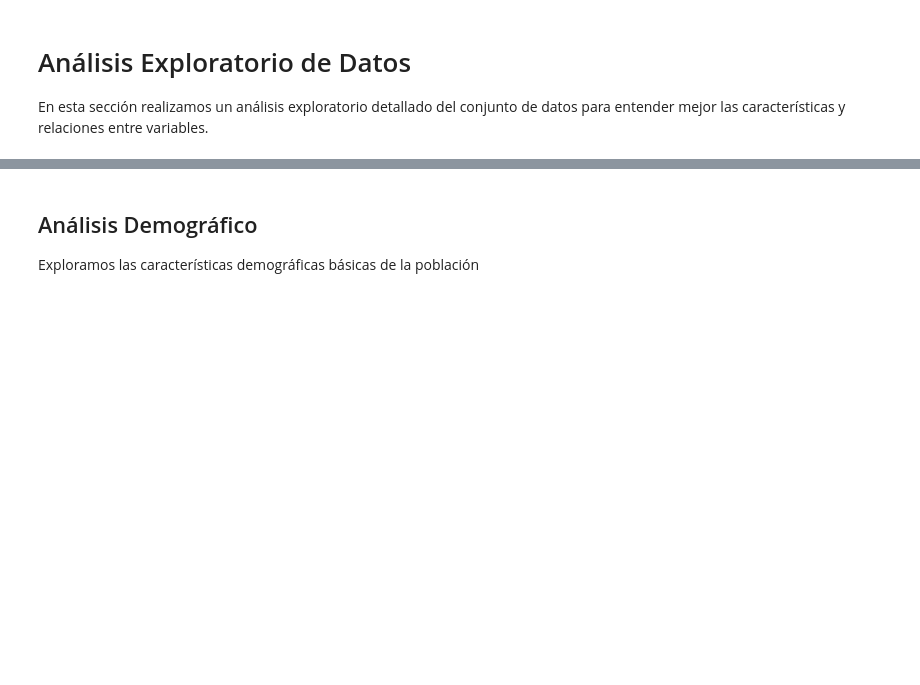
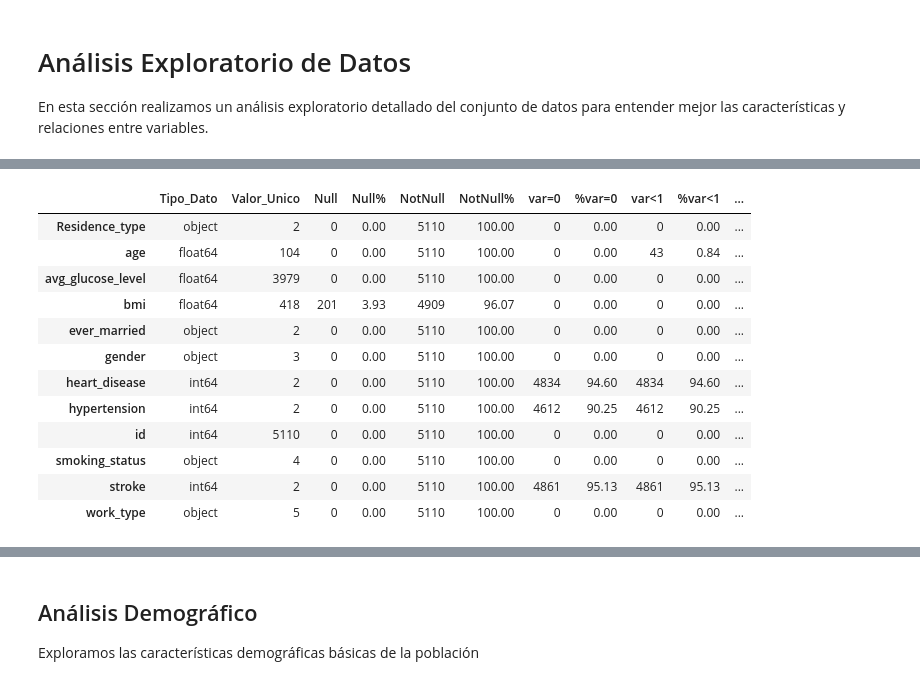
Before and after one commit to MOPineyro/prediccion_accidentes_cerebrovasculares, a Jupyter notebook: prediccion_accidentes_cerebrovasculares.ipynb, the cells around one changed output, grey strips where cells are left out. Drawn from its saved outputs; the diff is of its cells as text; code cells hidden in the pictures; blank space fills up the shorter version.

```diff
--- a/prediccion_accidentes_cerebrovasculares.ipynb
+++ b/prediccion_accidentes_cerebrovasculares.ipynb
@@ -129,0 +149,70 @@ df = pd.read_csv(DATA_PATH)
+# %%
+# Tabla resumen de estructura del Dataset
+# Variable temporal solo para la exploración  del dataframe
+df_explorar = df
+# Función exploración del DataFrame
+def analisis_detallado(df):
+    df_numeros = df.select_dtypes(exclude=['object'])
+
+    # Calcular la moda, manejando casos de múltiples valores
+    moda_serie = df_numeros.apply(lambda x: x.mode().iloc[0] if not x.mode().empty else None)
+
+    resumen = pd.DataFrame({
+        #'num_colum': range(1, len(df.columns) + 1),  # Crea números secuenciales
+        # Tipo de dato
+        'Tipo_Dato': df.dtypes,
+        #'Total_Registros': len(df_explorar),
+        # Cantidad de valores únicos
+        'Valor_Unico': df.nunique(),
+        # Cantidad de valores Null -> NaN
+        'Null': df.isnull().sum(),
+        # % de campos Null
+        'Null%': (df.isnull().sum() / len(df) * 100).round(2),
+        # Cantidad de campos Not Null
+        'NotNull': df.count(),
+        # % de campos Not Null
+        'NotNull%': (df.count() / len(df) * 100).round(2),
+        # cuenta valores =0   -- suma la cantidad de x que contiene los valores que indica la regla
+        'var=0': df.apply(lambda x: (x == 0).sum() if pd.api.types.is_numeric_dtype(x) else 0),
+        # % de valor 0
+        '%var=0': (df.apply(lambda x: (x == 0).sum() if pd.api.types.is_numeric_dtype(x) else 0) / len(df) * 100).round(2),
+        # cuenta valores <1  -- suma la cantidad de x que contiene los valores que indica la regla
+        'var<1': df.apply(lambda x: (x < 1).sum() if pd.api.types.is_numeric_dtype(x) else 0),
+        # % de valores <1
+        '%var<1': (df.apply(lambda x: (x < 1).sum() if pd.api.types.is_numeric_dtype(x) else 0) / len(df) * 100).round(2),
+        # % de valor distinto de 0
+        #'%sin_0': (df.apply(lambda x: (x != 0).sum() if pd.api.types.is_numeric_dtype(x) else 0) / len(df) * 100).round(2),
+        ## Suma de valores 0.0 para columnas float
+        #'Sum_0.0': df.apply(lambda x: (x == 0.0).sum() if pd.api.types.is_float_dtype(x) else 0),
+        ## Porcentaje de ceros (testing - Error en el %)
+        ##'Porcentaje_Ceros%': (df.apply(lambda x: (x == 0).sum() if pd.api.types.is_numeric_dtype(x) else 0) / len(df) * 100).round(2),
+        # Valor mínimo
+        #'Valor.min': df_numeros.min(),
+        # Valor máximo
+        #'Valor_max': df_numeros.max(),
+        # Promedio
+        'Valor_mean': df_numeros.mean(),
+        # Moda
+        'Valor_moda': moda_serie
+        # Desviación estándar
+        #'std': df_numeros.std()
+    })
+
+    return resumen
+
+# Usar la función
+tabla_resumen_df = analisis_detallado(df_explorar)
+# Salida en pantalla
+print(f"Matriz DataSet: {df_explorar.shape}")
+print(f"Cantidad total de registros: {len(df_explorar)} \n")
+print("TABLA DE ESTRUCTURA DEL DATASET")
+# MODO DE VISUALIZACIÓN -0 NATIVO DEL JUPYTER
+#tabla_resumen_df
+# MODO DE VISUALIZACIÓN -1
+# llama el resultado de la función analisis_detallado 3 métodos para la visualización de la información .to_string():convierte el DataFrame en una cadena de texto, display función html de panda
+#print(tabla_resumen_df.to_string())
+# MODO DE VISUALIZACIÓN -2
+display(tabla_resumen_df)
+
+del df_explorar, tabla_resumen_df
+# %% [output]
@@ -129,0 +223,13 @@ df = pd.read_csv(DATA_PATH)
+|  | Tipo_Dato | Valor_Unico | Null | Null% | NotNull | NotNull% | var=0 | %var=0 | var<1 | %var<1 | ... |
+| Residence_type | object | 2 | 0 | 0.00 | 5110 | 100.00 | 0 | 0.00 | 0 | 0.00 | ... |
+| age | float64 | 104 | 0 | 0.00 | 5110 | 100.00 | 0 | 0.00 | 43 | 0.84 | ... |
+| avg_glucose_level | float64 | 3979 | 0 | 0.00 | 5110 | 100.00 | 0 | 0.00 | 0 | 0.00 | ... |
+| bmi | float64 | 418 | 201 | 3.93 | 4909 | 96.07 | 0 | 0.00 | 0 | 0.00 | ... |
+| ever_married | object | 2 | 0 | 0.00 | 5110 | 100.00 | 0 | 0.00 | 0 | 0.00 | ... |
+| gender | object | 3 | 0 | 0.00 | 5110 | 100.00 | 0 | 0.00 | 0 | 0.00 | ... |
+| heart_disease | int64 | 2 | 0 | 0.00 | 5110 | 100.00 | 4834 | 94.60 | 4834 | 94.60 | ... |
+| hypertension | int64 | 2 | 0 | 0.00 | 5110 | 100.00 | 4612 | 90.25 | 4612 | 90.25 | ... |
+| id | int64 | 5110 | 0 | 0.00 | 5110 | 100.00 | 0 | 0.00 | 0 | 0.00 | ... |
+| smoking_status | object | 4 | 0 | 0.00 | 5110 | 100.00 | 0 | 0.00 | 0 | 0.00 | ... |
+| stroke | int64 | 2 | 0 | 0.00 | 5110 | 100.00 | 4861 | 95.13 | 4861 | 95.13 | ... |
+| work_type | object | 5 | 0 | 0.00 | 5110 | 100.00 | 0 | 0.00 | 0 | 0.00 | ... |
```
Also changed, not shown: parts of 19 cells of this notebook, 1 other file.
